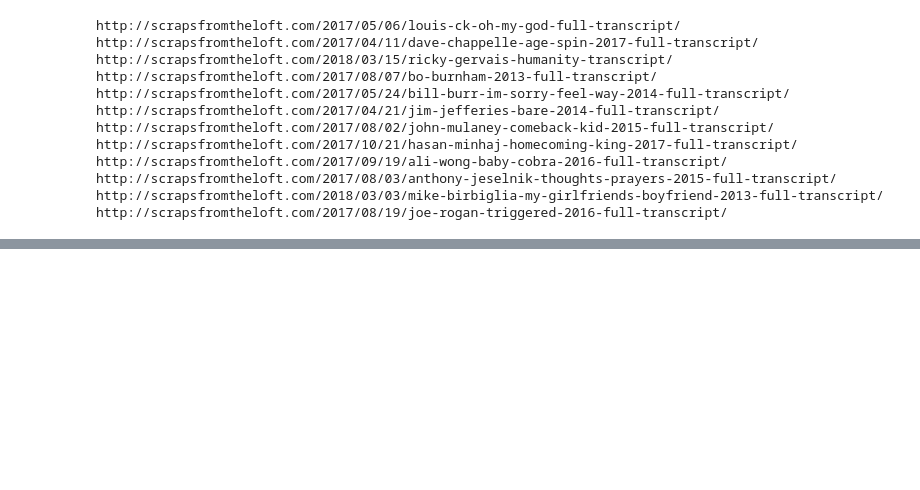
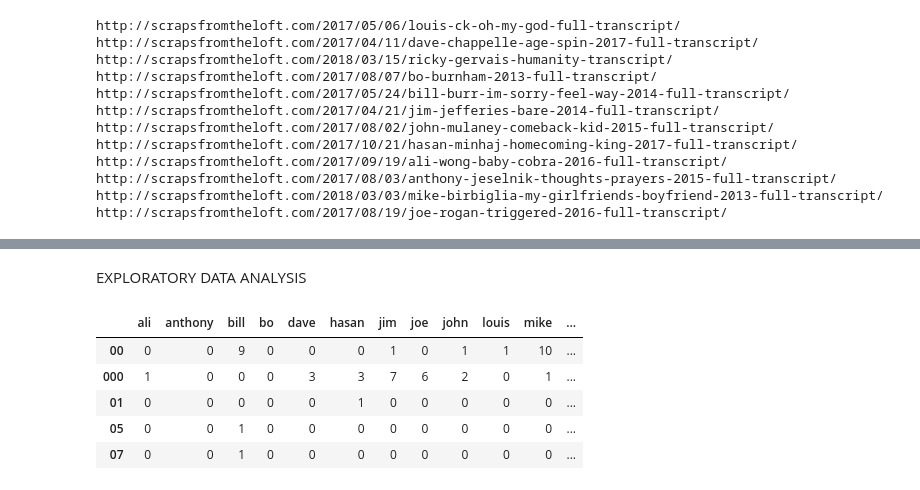
Before and after one commit to bsong75/brendensong.github.io, a Jupyter notebook: 4_a_NLP_Comedians.ipynb, the cells around one changed output, grey strips where cells are left out. Drawn from its saved outputs; the diff is of its cells as text; code cells hidden in the pictures; blank space fills up the shorter version.

```diff
--- a/4_a_NLP_Comedians.ipynb
+++ b/4_a_NLP_Comedians.ipynb
@@ -77,0 +283,17 @@ transcripts
+# %% [markdown]
+EXPLORATORY DATA ANALYSIS
+# %%
+
+# Read in the document-term matrix
+import pandas as pd
+
+data = pd.read_pickle('dtm.pkl')
+data = data.transpose()
+data.head()
+# %% [output]
+|  | ali | anthony | bill | bo | dave | hasan | jim | joe | john | louis | mike | ... |
+| 00 | 0 | 0 | 9 | 0 | 0 | 0 | 1 | 0 | 1 | 1 | 10 | ... |
+| 000 | 1 | 0 | 0 | 0 | 3 | 3 | 7 | 6 | 2 | 0 | 1 | ... |
+| 01 | 0 | 0 | 0 | 0 | 0 | 1 | 0 | 0 | 0 | 0 | 0 | ... |
+| 05 | 0 | 0 | 1 | 0 | 0 | 0 | 0 | 0 | 0 | 0 | 0 | ... |
+| 07 | 0 | 0 | 1 | 0 | 0 | 0 | 0 | 0 | 0 | 0 | 0 | ... |
```
Also changed, not shown: parts of 30 cells of this notebook.
